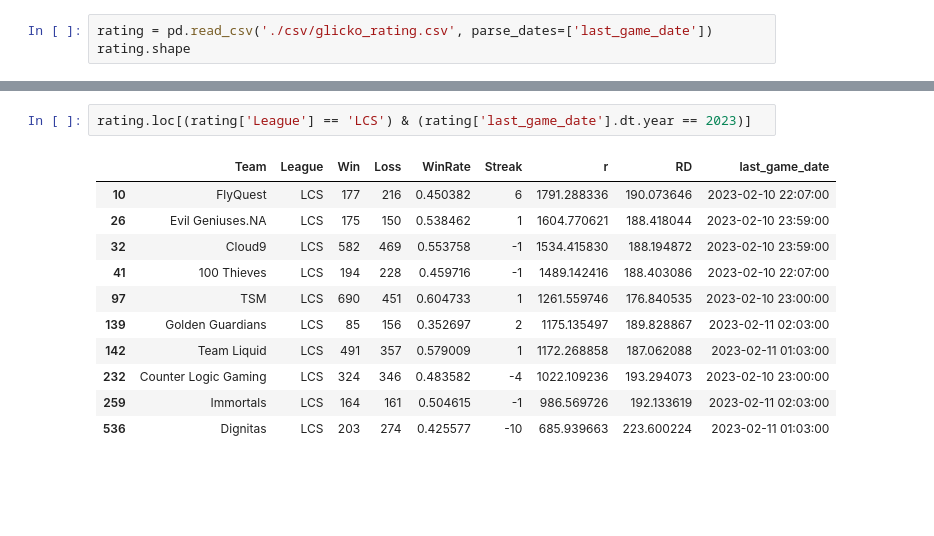
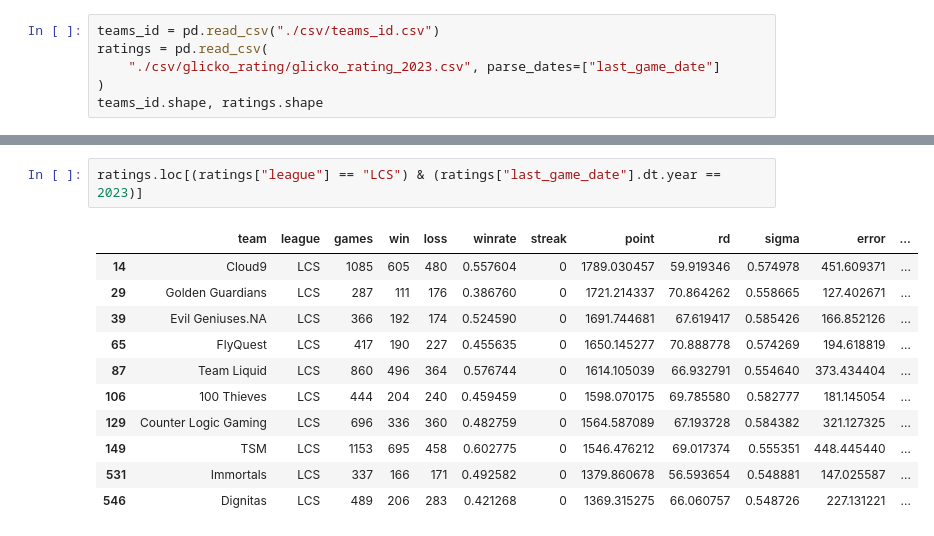
Before and after one commit to posky/LoL-Esports, a Jupyter notebook: glicko_rating_matches.ipynb, the cells around one changed output, grey strips where cells are left out. Saved outputs shown, nothing was run; the diff lists cells and outputs as text; blank space fills up the shorter version.

```diff
--- a/glicko_rating_matches.ipynb
+++ b/glicko_rating_matches.ipynb
@@ -5,4 +12,7 @@ pd.set_option('display.max_columns', None)
 # %%
-rating = pd.read_csv('./csv/glicko_rating.csv', parse_dates=['last_game_date'])
-rating.shape
+teams_id = pd.read_csv("./csv/teams_id.csv")
+ratings = pd.read_csv(
+    "./csv/glicko_rating/glicko_rating_2023.csv", parse_dates=["last_game_date"]
+)
+teams_id.shape, ratings.shape
 # %% [output]
@@ -75,15 +69,15 @@ rating.loc[(rating['League'] == 'LEC') & (rating['last_game_date'].dt.year == 20
 # %%
-rating.loc[(rating['League'] == 'LCS') & (rating['last_game_date'].dt.year == 2023)]
+ratings.loc[(ratings["league"] == "LCS") & (ratings["last_game_date"].dt.year == 2023)]
 # %% [output]
-|  | Team | League | Win | Loss | WinRate | Streak | r | RD | last_game_date |
-| 10 | FlyQuest | LCS | 177 | 216 | 0.450382 | 6 | 1791.288336 | 190.073646 | 2023-02-10 22:07:00 |
-| 26 | Evil Geniuses.NA | LCS | 175 | 150 | 0.538462 | 1 | 1604.770621 | 188.418044 | 2023-02-10 23:59:00 |
-| 32 | Cloud9 | LCS | 582 | 469 | 0.553758 | -1 | 1534.415830 | 188.194872 | 2023-02-10 23:59:00 |
-| 41 | 100 Thieves | LCS | 194 | 228 | 0.459716 | -1 | 1489.142416 | 188.403086 | 2023-02-10 22:07:00 |
-| 97 | TSM | LCS | 690 | 451 | 0.604733 | 1 | 1261.559746 | 176.840535 | 2023-02-10 23:00:00 |
-| 139 | Golden Guardians | LCS | 85 | 156 | 0.352697 | 2 | 1175.135497 | 189.828867 | 2023-02-11 02:03:00 |
-| 142 | Team Liquid | LCS | 491 | 357 | 0.579009 | 1 | 1172.268858 | 187.062088 | 2023-02-11 01:03:00 |
-| 232 | Counter Logic Gaming | LCS | 324 | 346 | 0.483582 | -4 | 1022.109236 | 193.294073 | 2023-02-10 23:00:00 |
-| 259 | Immortals | LCS | 164 | 161 | 0.504615 | -1 | 986.569726 | 192.133619 | 2023-02-11 02:03:00 |
-| 536 | Dignitas | LCS | 203 | 274 | 0.425577 | -10 | 685.939663 | 223.600224 | 2023-02-11 01:03:00 |
+|  | team | league | games | win | loss | winrate | streak | point | rd | sigma | error | ... |
+| 14 | Cloud9 | LCS | 1085 | 605 | 480 | 0.557604 | 0 | 1789.030457 | 59.919346 | 0.574978 | 451.609371 | ... |
+| 29 | Golden Guardians | LCS | 287 | 111 | 176 | 0.386760 | 0 | 1721.214337 | 70.864262 | 0.558665 | 127.402671 | ... |
+| 39 | Evil Geniuses.NA | LCS | 366 | 192 | 174 | 0.524590 | 0 | 1691.744681 | 67.619417 | 0.585426 | 166.852126 | ... |
+| 65 | FlyQuest | LCS | 417 | 190 | 227 | 0.455635 | 0 | 1650.145277 | 70.888778 | 0.574269 | 194.618819 | ... |
+| 87 | Team Liquid | LCS | 860 | 496 | 364 | 0.576744 | 0 | 1614.105039 | 66.932791 | 0.554640 | 373.434404 | ... |
+| 106 | 100 Thieves | LCS | 444 | 204 | 240 | 0.459459 | 0 | 1598.070175 | 69.785580 | 0.582777 | 181.145054 | ... |
+| 129 | Counter Logic Gaming | LCS | 696 | 336 | 360 | 0.482759 | 0 | 1564.587089 | 67.193728 | 0.584382 | 321.127325 | ... |
+| 149 | TSM | LCS | 1153 | 695 | 458 | 0.602775 | 0 | 1546.476212 | 69.017374 | 0.555351 | 448.445440 | ... |
+| 531 | Immortals | LCS | 337 | 166 | 171 | 0.492582 | 0 | 1379.860678 | 56.593654 | 0.548881 | 147.025587 | ... |
+| 546 | Dignitas | LCS | 489 | 206 | 283 | 0.421268 | 0 | 1369.315275 | 66.060757 | 0.548726 | 227.131221 | ... |
 # %%
```
Also changed, not shown: parts of 15 cells of this notebook.
